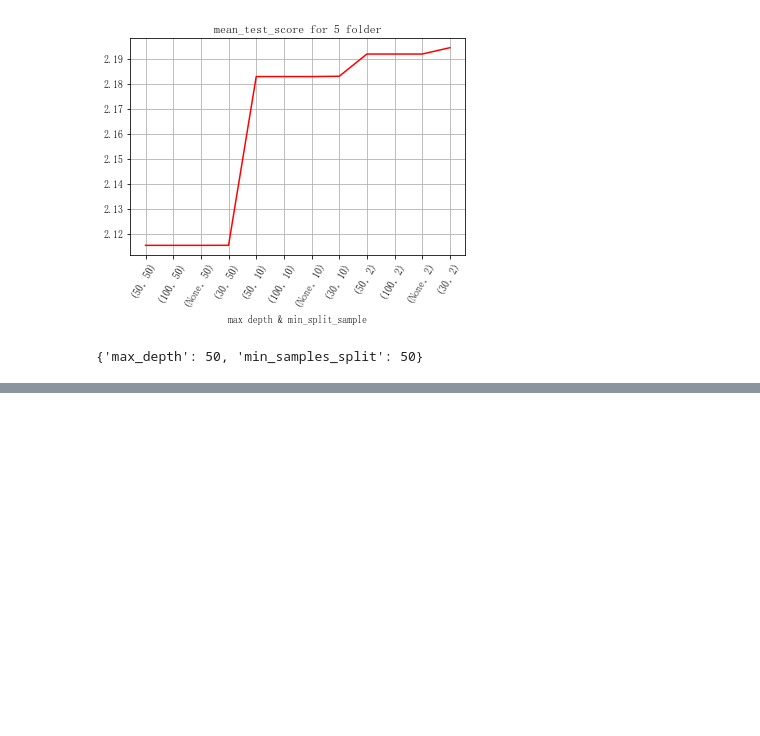
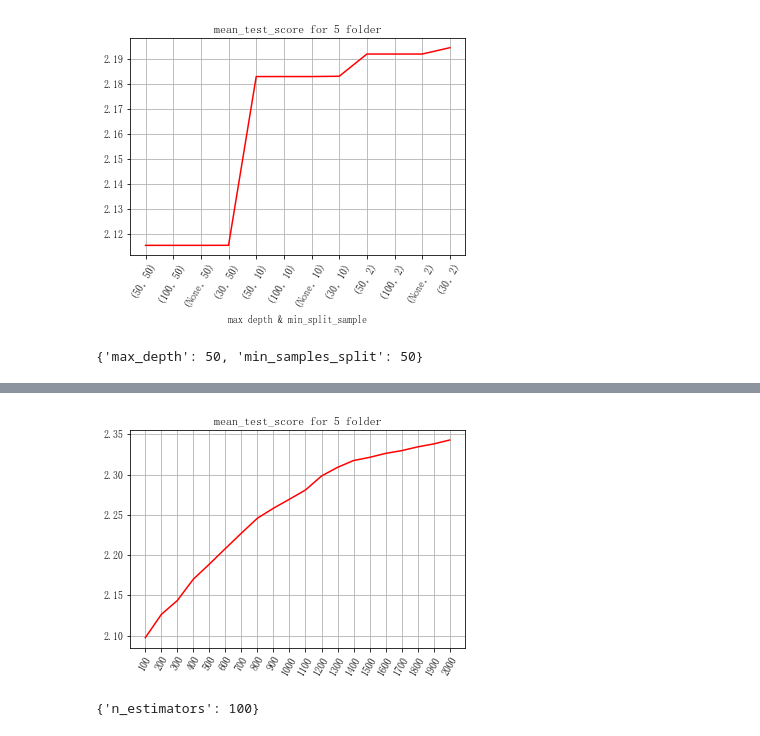
Before and after one commit to dapaohou/-, a Jupyter notebook: src/feature project.ipynb, the cells around one changed output, grey strips where cells are left out. Cells and saved outputs as stored; diff of their text form; code cells hidden in the pictures; blank space fills up the shorter version.

```diff
--- a/src/feature project.ipynb
+++ b/src/feature project.ipynb
@@ -313,0 +325,19 @@ plt.xticks?
+# %%
+# 首先以默认learning rate 确定n_estimator
+para_gid = {'n_estimators': range(100,2001,100)}
+grid_cv = GridSearchCV(estimator=model_xgboost, param_grid= para_gid, scoring='neg_mean_squared_error',cv=5)
+grid_cv.fit(x, y)
+cv_result = pd.DataFrame(grid_cv.cv_results_)
+# %%
+
+plt.title('mean_test_score for 5 folder')
+# pd_grid_cv2_sorted = pd_grid_cv2.sort_values(by='rank_test_score')
+length = len(cv_result['mean_test_score'])
+plt.plot(range(length), - cv_result['mean_test_score'], 'r')
+plt.xticks(range(length),cv_result['param_n_estimators'], rotation=60)
+plt.grid()
+plt.show()
+grid_cv.best_params_
+# %% [output]
+[figure, added]
+{'n_estimators': 100}
```
Also changed, not shown: parts of 9 cells of this notebook, 2 other files.
